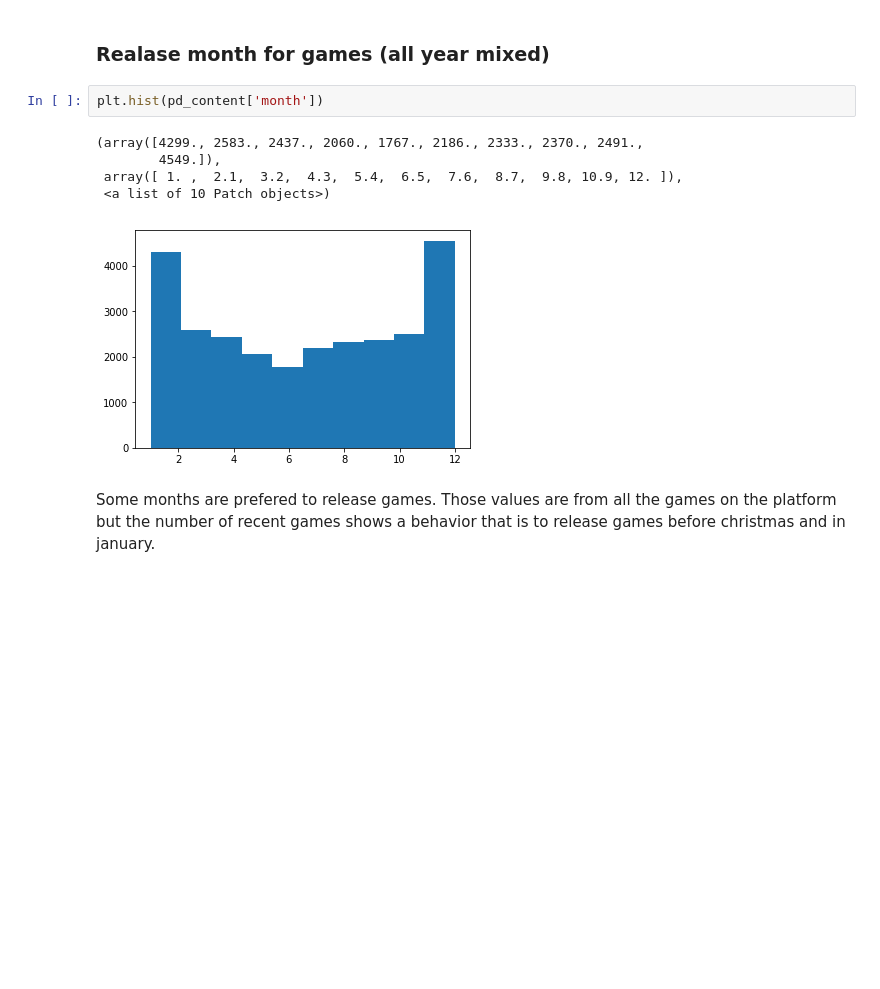
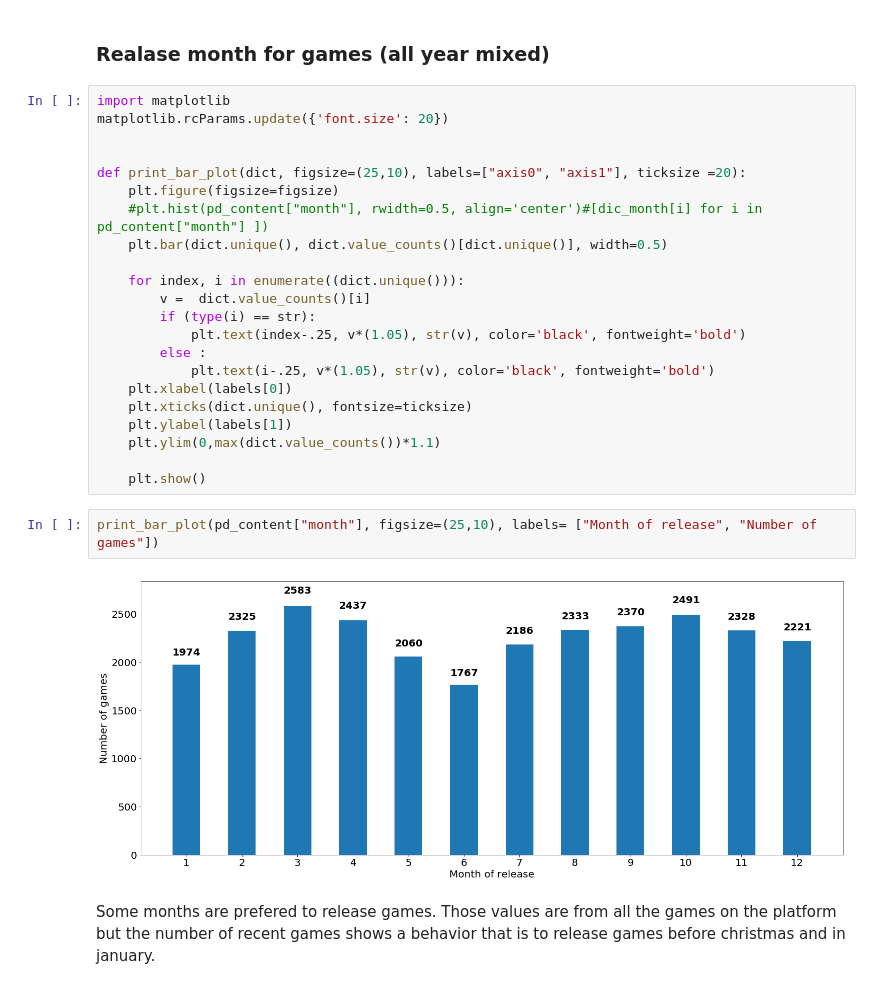
Before and after one commit to mikehdr/ntds_2019_team21, a Jupyter notebook: project.ipynb, the cells around one changed output. Saved outputs shown, nothing was run; the diff lists cells and outputs as text; blank space fills up the shorter version.

```diff
--- a/project.ipynb
+++ b/project.ipynb
@@ -111,14 +110,32 @@ pd_content['month'] = month
 pd_content['year'] = year
 # %% [markdown]
 ### Realase month for games (all year mixed)
-# %%
-plt.hist(pd_content['month'])
-# %% [output]
-(array([4299., 2583., 2437., 2060., 1767., 2186., 2333., 2370., 2491.,
-        4549.]),
- array([ 1. ,  2.1,  3.2,  4.3,  5.4,  6.5,  7.6,  8.7,  9.8, 10.9, 12. ]),
- <a list of 10 Patch objects>)
-[figure, removed]
+# %%
+import matplotlib
+matplotlib.rcParams.update({'font.size': 20})
+
+
+def print_bar_plot(dict, figsize=(25,10), labels=["axis0", "axis1"], ticksize =20):
+    plt.figure(figsize=figsize)
+    #plt.hist(pd_content["month"], rwidth=0.5, align='center')#[dic_month[i] for i in pd_content["month"] ])
+    plt.bar(dict.unique(), dict.value_counts()[dict.unique()], width=0.5)
+
+    for index, i in enumerate((dict.unique())):
+        v =  dict.value_counts()[i]
+        if (type(i) == str):
+            plt.text(index-.25, v*(1.05), str(v), color='black', fontweight='bold')
+        else :
+            plt.text(i-.25, v*(1.05), str(v), color='black', fontweight='bold')
+    plt.xlabel(labels[0])
+    plt.xticks(dict.unique(), fontsize=ticksize)
+    plt.ylabel(labels[1])
+    plt.ylim(0,max(dict.value_counts())*1.1)
+
+    plt.show()
+# %%
+print_bar_plot(pd_content["month"], figsize=(25,10), labels= ["Month of release", "Number of games"])
+# %% [output]
+[figure, added]
 # %% [markdown]
 Some months are prefered to release games. Those values are from all the games on the platform but the number of recent games shows a behavior that is to release games before christmas and in january.
 # %% [markdown]
```
Also changed, not shown: parts of 9 cells of this notebook, 9 other files.
